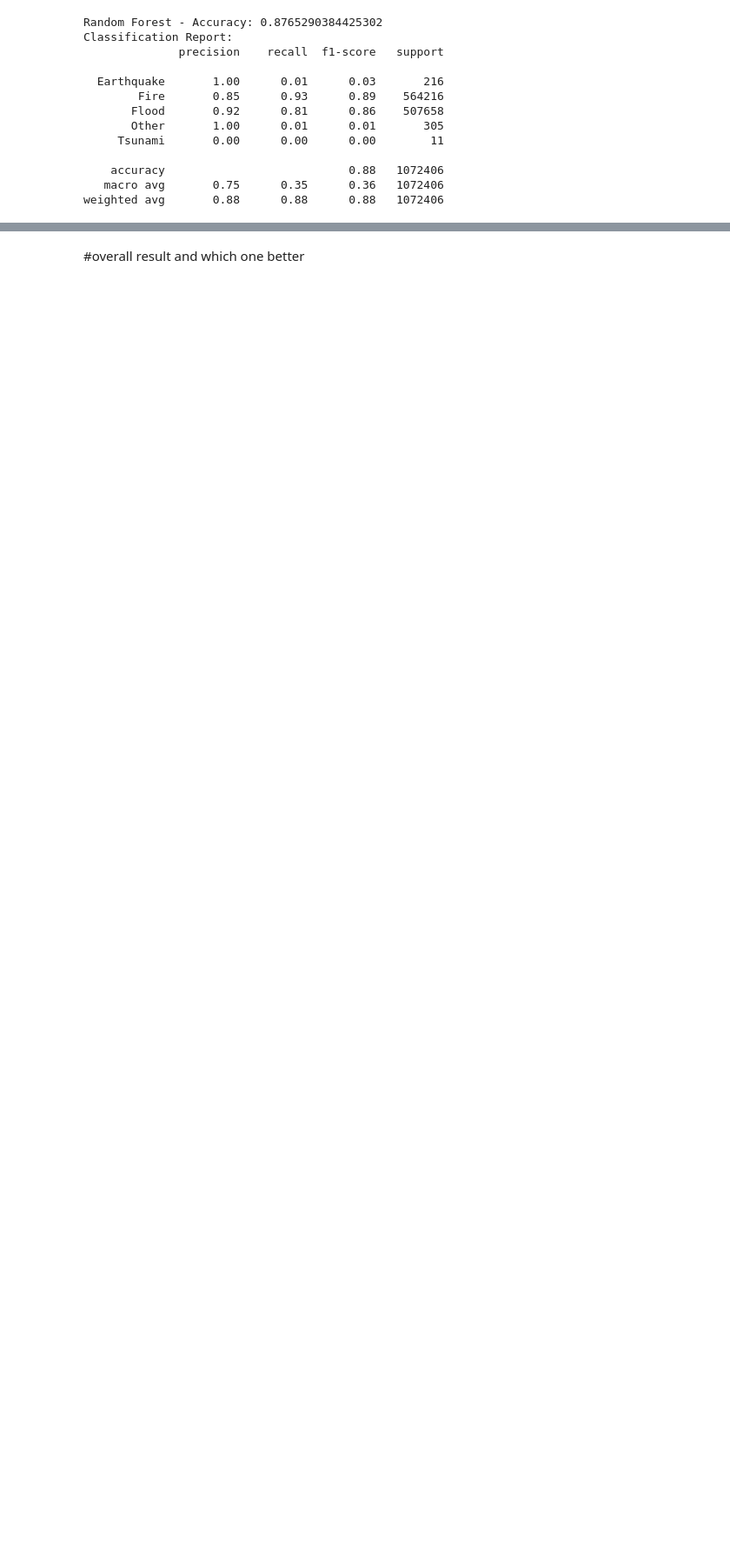
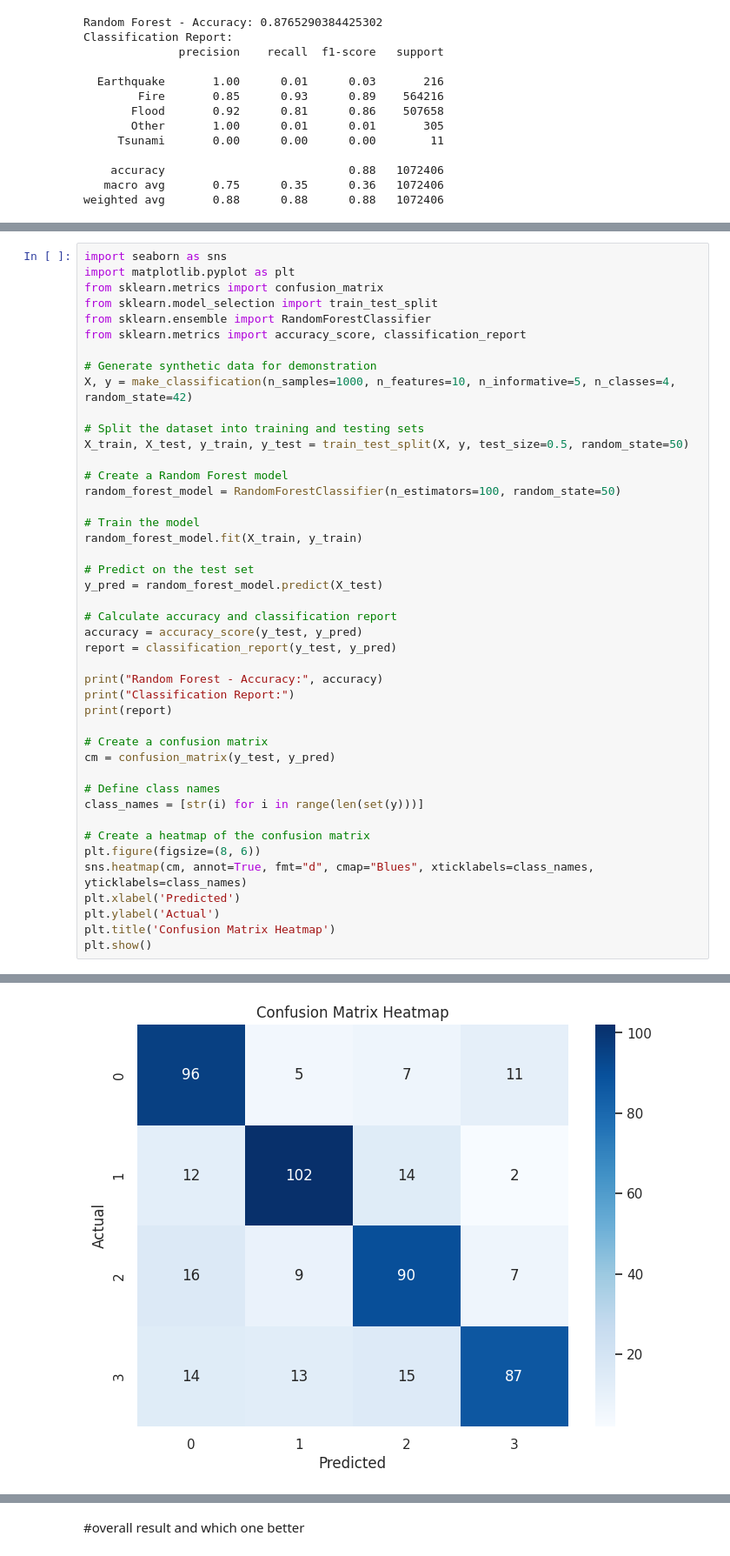
Before and after one commit to narinder-bit/Research-Project, a Jupyter notebook: descriptive_of_US_disaster_declaration.ipynb, the cells around one changed output, grey strips where cells are left out. Shown at 87% size. Saved outputs shown, nothing was run; the diff lists cells and outputs as text; blank space fills up the shorter version.

```diff
--- a/descriptive_of_US_disaster_declaration.ipynb
+++ b/descriptive_of_US_disaster_declaration.ipynb
@@ -1576,0 +1448,45 @@ In order to forecast event types based on specified features, the presented code
+# %%
+import seaborn as sns
+import matplotlib.pyplot as plt
+from sklearn.metrics import confusion_matrix
+from sklearn.model_selection import train_test_split
+from sklearn.ensemble import RandomForestClassifier
+from sklearn.metrics import accuracy_score, classification_report
+
+# Generate synthetic data for demonstration
+X, y = make_classification(n_samples=1000, n_features=10, n_informative=5, n_classes=4, random_state=42)
+
+# Split the dataset into training and testing sets
+X_train, X_test, y_train, y_test = train_test_split(X, y, test_size=0.5, random_state=50)
+
+# Create a Random Forest model
+random_forest_model = RandomForestClassifier(n_estimators=100, random_state=50)
+
+# Train the model
+random_forest_model.fit(X_train, y_train)
+
+# Predict on the test set
+y_pred = random_forest_model.predict(X_test)
+
+# Calculate accuracy and classification report
+accuracy = accuracy_score(y_test, y_pred)
+report = classification_report(y_test, y_pred)
+
+print("Random Forest - Accuracy:", accuracy)
+print("Classification Report:")
+print(report)
+
+# Create a confusion matrix
+cm = confusion_matrix(y_test, y_pred)
+
+# Define class names
+class_names = [str(i) for i in range(len(set(y)))]
+
+# Create a heatmap of the confusion matrix
+plt.figure(figsize=(8, 6))
+sns.heatmap(cm, annot=True, fmt="d", cmap="Blues", xticklabels=class_names, yticklabels=class_names)
+plt.xlabel('Predicted')
+plt.ylabel('Actual')
+plt.title('Confusion Matrix Heatmap')
+plt.show()
+# %% [output]
@@ -1576,0 +1505 @@ In order to forecast event types based on specified features, the presented code
+[figure, added]
```
Also changed, not shown: parts of 49 cells of this notebook.
